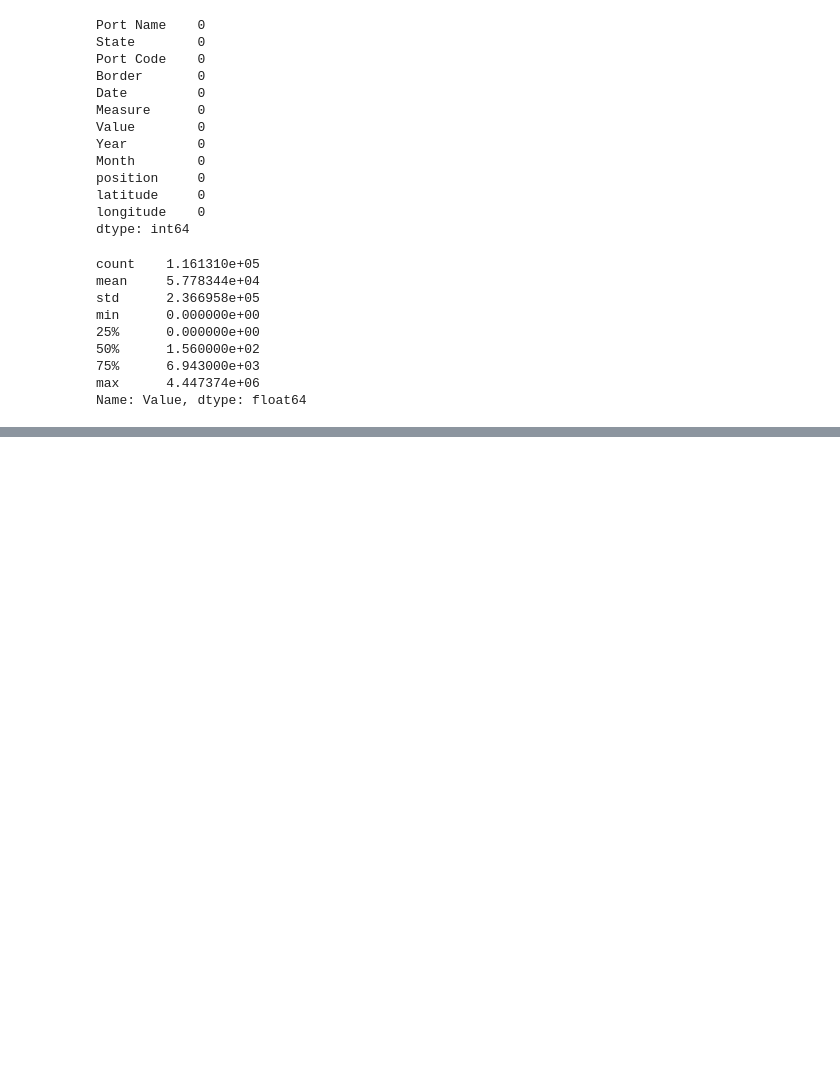
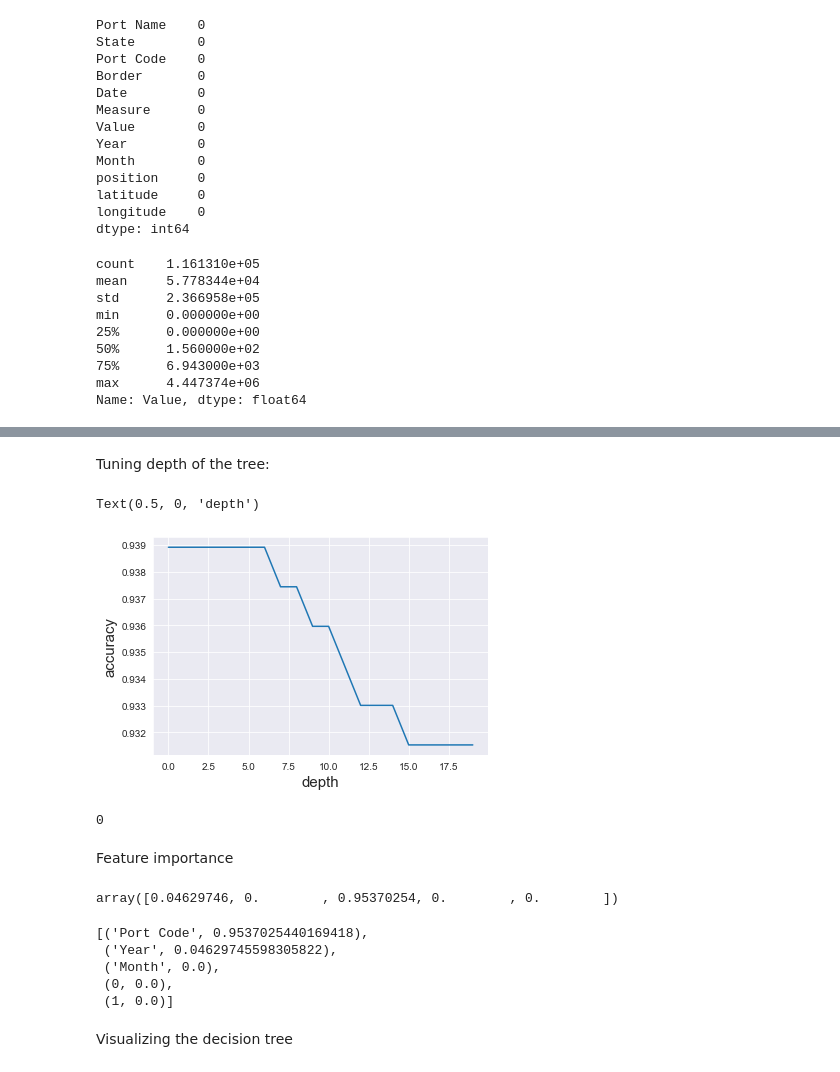
Before and after one commit to rnaua/DMML2019_Team_Swatch, a Jupyter notebook: code/Decision_tree.ipynb, the cells around one changed output, grey strips where cells are left out. Saved outputs shown, nothing was run; the diff lists cells and outputs as text; code cells hidden in the pictures; blank space fills up the shorter version.

Commit message:
next decision tree

```diff
--- a/code/Decision_tree.ipynb
+++ b/code/Decision_tree.ipynb
@@ -192,0 +206,3 @@ dtype: int64
+# %%
+y = y.astype('int')
+y.head()
@@ -192,0 +224,4 @@ dtype: int64
+# %%
+X = pd.concat((X, cat_to_onehot), axis=1, join='inner').reindex(df.index)
+
+X.shape
@@ -193,2 +239,2 @@ dtype: int64
 # %%
-X=X.astype('float')
+X= X.astype('int')
@@ -211,0 +274,39 @@ clf.get_depth()
+# %% [markdown]
+Tuning depth of the tree:
+# %%
+scores = []
+for d in range(1, 21):
+    clf = DecisionTreeClassifier(criterion='entropy', max_depth=d)
+    clf.fit(X_train, y_train)
+    scores.append(clf.score(X_test, y_test))
+# %%
+plt.plot(scores)
+plt.ylabel('accuracy', fontsize=15)
+plt.xlabel('depth', fontsize=15)
+# %% [output]
+Text(0.5, 0, 'depth')
+[figure, added]
+# %%
+# best depth
+np.argmax(scores)
+# %% [output]
+0
+# %% [markdown]
+Feature importance
+# %%
+# feature importances for best classifier
+clf = DecisionTreeClassifier(criterion='entropy', max_depth=4)
+clf.fit(X_train, y_train)
+clf.feature_importances_
+# %% [output]
+array([0.04629746, 0.        , 0.95370254, 0.        , 0.        ])
+# %%
+sorted(zip(X_train.columns, clf.feature_importances_), key=lambda x: x[1], reverse=True)
+# %% [output]
+[('Port Code', 0.9537025440169418),
+ ('Year', 0.04629745598305822),
+ ('Month', 0.0),
+ (0, 0.0),
+ (1, 0.0)]
+# %% [markdown]
+Visualizing the decision tree
```
Also changed, not shown: parts of 27 cells of this notebook.
